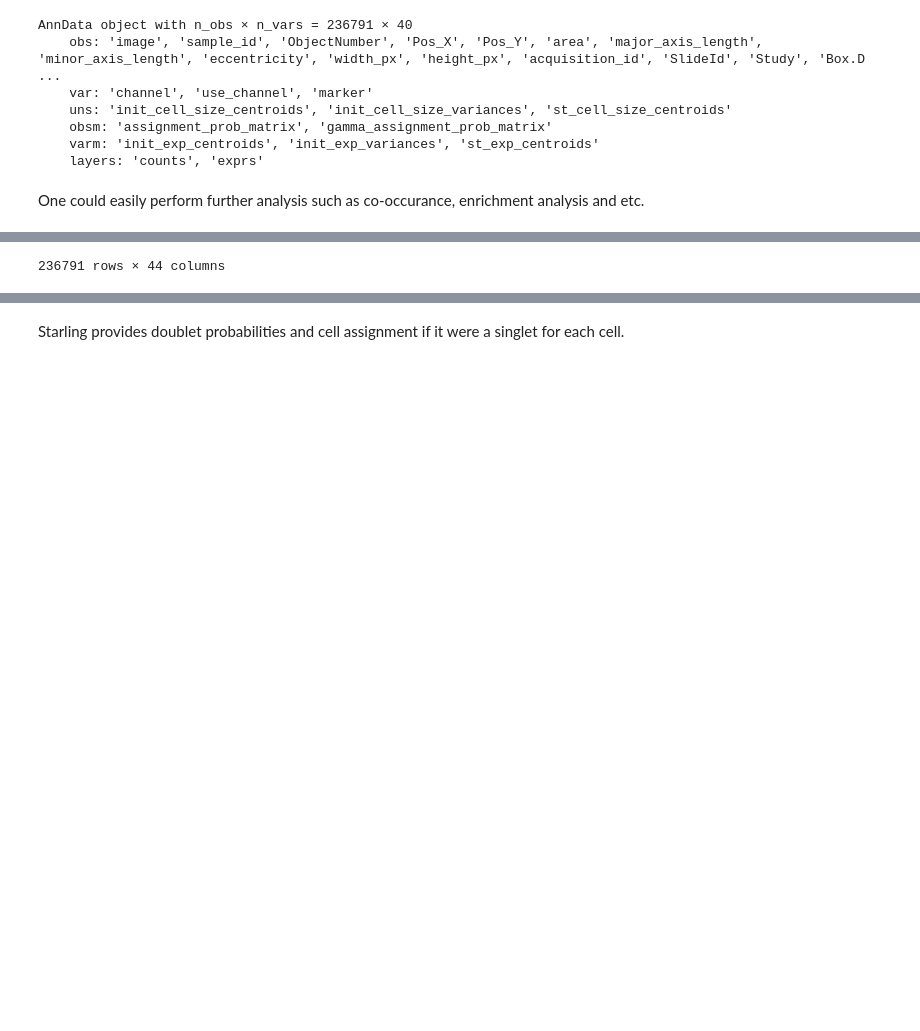
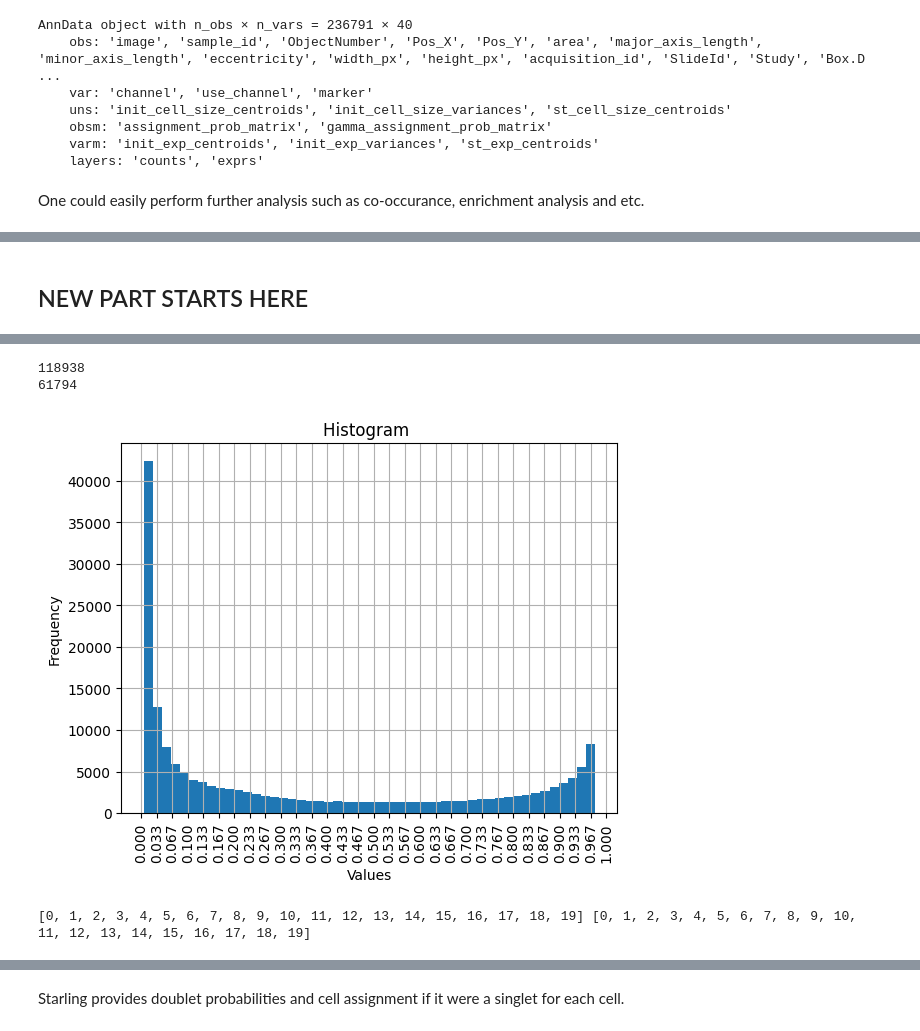
Before and after one commit to LLynd/DL4LS24-IDK, a Jupyter notebook: notebooks/getting_started_starling_lukasz.ipynb, the cells around one changed output, grey strips where cells are left out. Drawn from its saved outputs; the diff is of its cells as text; code cells hidden in the pictures; blank space fills up the shorter version.

```diff
--- a/notebooks/getting_started_starling_lukasz.ipynb
+++ b/notebooks/getting_started_starling_lukasz.ipynb
@@ -50,5 +91,7 @@ The example below runs Kmeans with 10 clusters read from "sample_input.h5ad" obj
 #from google.colab import drive
 #drive.mount('/content/drive')
 # %%
-anndata = ad.read_h5ad("data\train\cell_data.h5ad") #/content/drive/MyDrive/cell_data.h5ad
+#anndata = ad.read_h5ad("data\train\cell_data.h5ad") #/content/drive/MyDrive/cell_data.h5ad
+
+anndata = ad.read_h5ad("C:/Users/miria/OneDrive/Documents/AMatematyka/aaaaDL4LS/DL4LS24-IDK-main/data/train/cell_data.h5ad")
 # %%
@@ -92,7 +165,8 @@ Index(['IMMUcan_batch20191023_10032145-THOR-VAR-TIS-01-IMC-01_002.tiff_1',
  [0.15094134 4.2149584  2.65164581 ... 0.08397474 4.8224562  5.36166154]
  [0.49059059 5.8223478  1.61541043 ... 0.22942113 4.44821169 5.01081325]]
 # %%
-adata = utility.init_clustering("KM", anndata, k=10)
+
+adata = utility.init_clustering("KM", anndata, k=20)
 # %% [markdown]
 - Users might want to arcsinh protein expressions in \*.h5ad (for example, 'sample_input.h5ad').
 - The utility.py provides an easy setup of GMM, KM (Kmeans) or PG (PhenoGraph).
@@ -218,3 +283,29 @@ adata.obs
+# %% [markdown]
+## NEW PART STARTS HERE
+# %%
+### We analyze, concatenate result obtained from starling
+exprs_result=result.layers['exprs']
+new_df_obs=result.obs
+
+list_cols_exprs=['exprs'+str(i) for i in range(40)]
+df_exprs = pd.DataFrame(data=exprs_result, columns=list_cols_exprs,index=new_df_obs.index)
+result_concat = pd.concat([new_df_obs, df_exprs], axis=1)
 # %%
-result.obs
+### As we can see below there are many candidates for doublets = errors in segmentation
+print(len(result_concat[result_concat['doublet']==1]))
+### According to authors we should get rid of 118938 values, we decided to increase the threshold value
+print(len(result_concat[result_concat['doublet_prob']>0.975]))
+
+pruned_df=result_concat[result_concat['doublet_prob']<0.975]
+import numpy as np
+import matplotlib.pyplot as plt
+
+plt.hist(pruned_df['doublet_prob'], bins=50)  # Adjust the number of bins as needed
+plt.xlabel('Values')
+plt.ylabel('Frequency')
+plt.title('Histogram ')
+plt.grid(True)
+custom_ticks = np.linspace(0, 1, 31)
+plt.xticks(custom_ticks,rotation='vertical')
+plt.show()
 # %% [output]
@@ -233 +312,8 @@ result.obs
-236791 rows × 44 columns
+118938
+61794
+[figure, added]
+# %%
+st_label_list = pruned_df['init_label'].unique().tolist()
+init_label_list = pruned_df['st_label'].unique().tolist()
+# %% [output]
+[0, 1, 2, 3, 4, 5, 6, 7, 8, 9, 10, 11, 12, 13, 14, 15, 16, 17, 18, 19] [0, 1, 2, 3, 4, 5, 6, 7, 8, 9, 10, 11, 12, 13, 14, 15, 16, 17, 18, 19]
```
Also changed, not shown: parts of 23 cells of this notebook, 6 other files.
